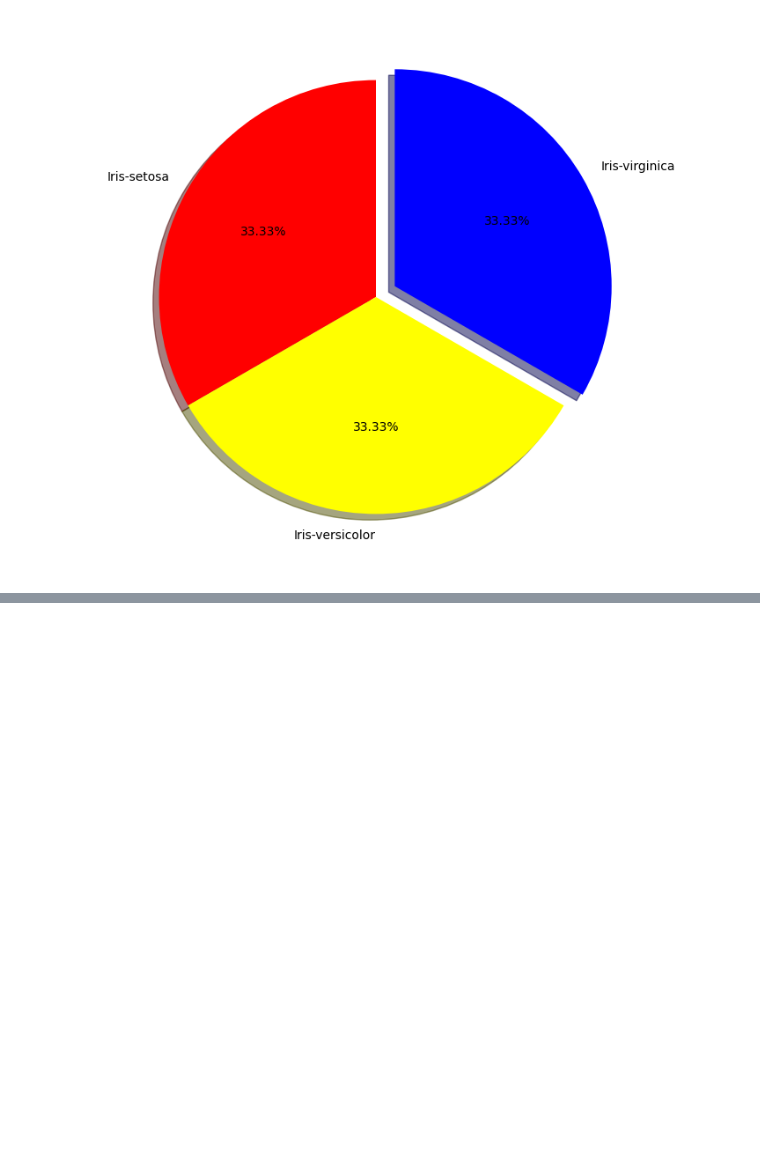
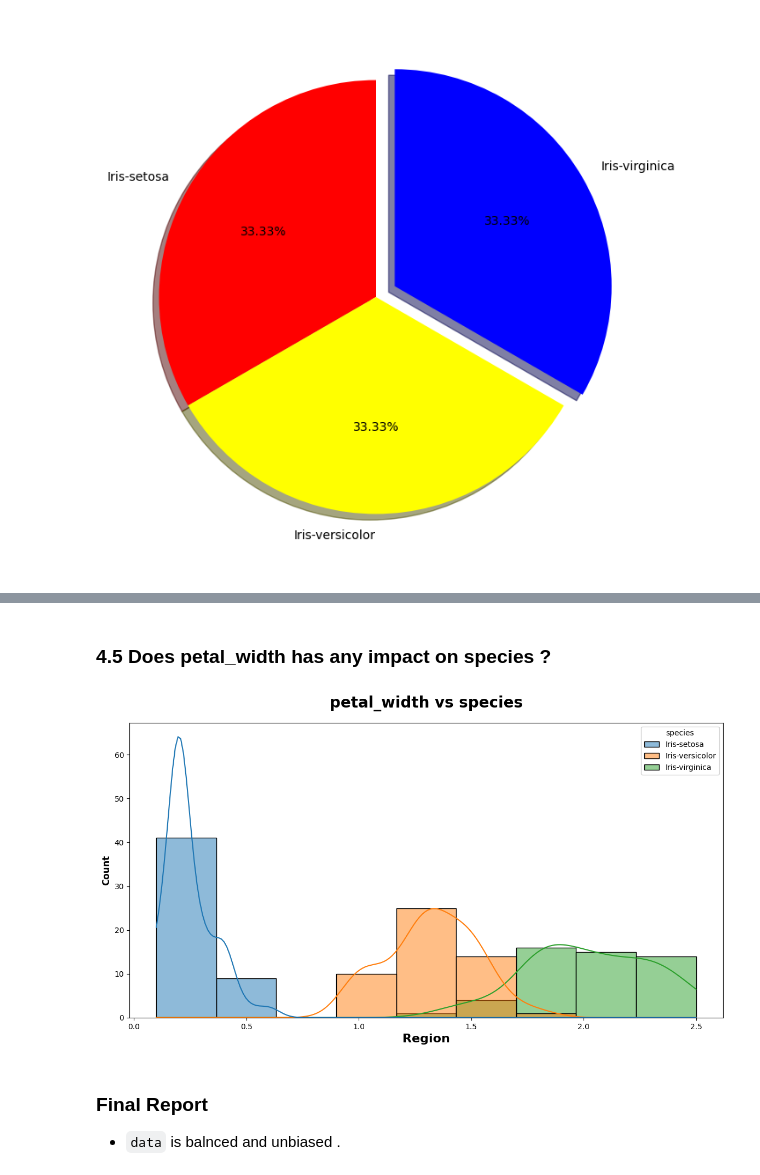
Before and after one commit to saxenastar/ML_Basic_deployment, a Jupyter notebook: notebook/1_EDA.ipynb, the cells around one changed output, grey strips where cells are left out. Saved outputs shown, nothing was run; the diff lists cells and outputs as text; code cells hidden in the pictures; blank space fills up the shorter version.

```diff
--- a/notebook/1_EDA.ipynb
+++ b/notebook/1_EDA.ipynb
@@ -270,0 +326,14 @@ plt.show()
+# %% [markdown]
+### 4.5 Does petal_width has any impact on species ?
+# %%
+plt.subplots(figsize=(14,7))
+sns.histplot(x="petal_width",hue="species", data=df, kde=True)
+plt.title("petal_width vs species", weight="bold",fontsize=20, pad=20)
+plt.xlabel("Region", weight="bold", fontsize=16)
+plt.ylabel("Count", weight="bold", fontsize=12)
+plt.show()
+# %% [output]
+[figure, added]
+# %% [markdown]
+### Final Report
+* `data` is balnced and unbiased .
```
Also changed, not shown: parts of 9 cells of this notebook, 1 other file.
